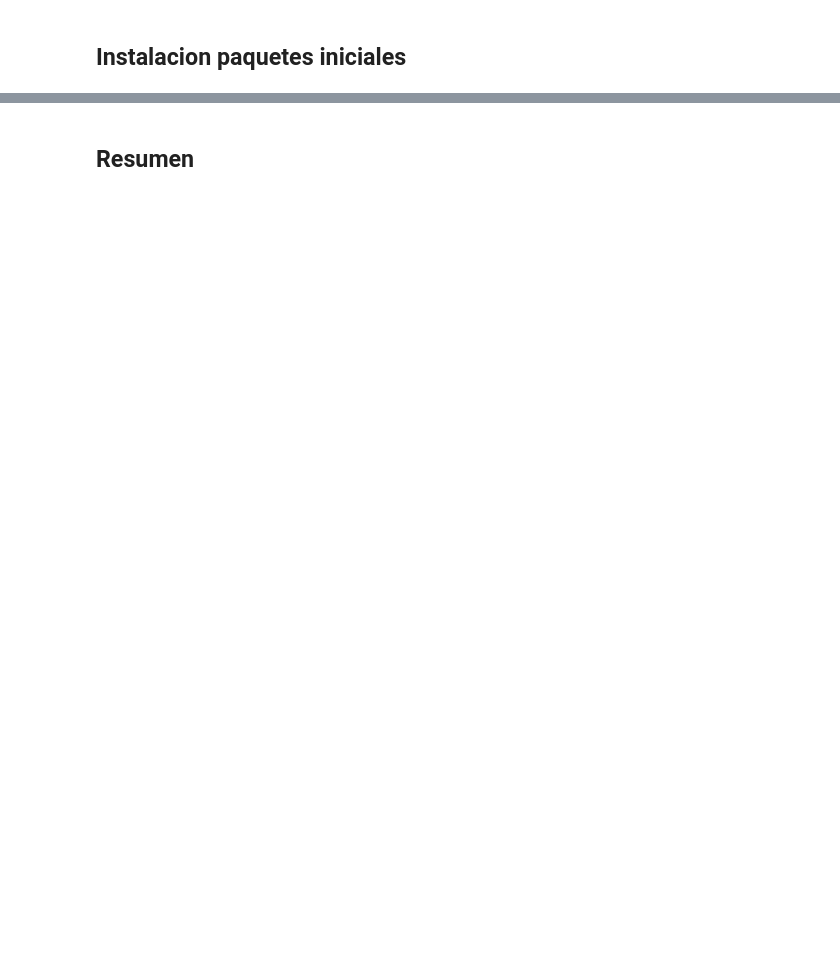
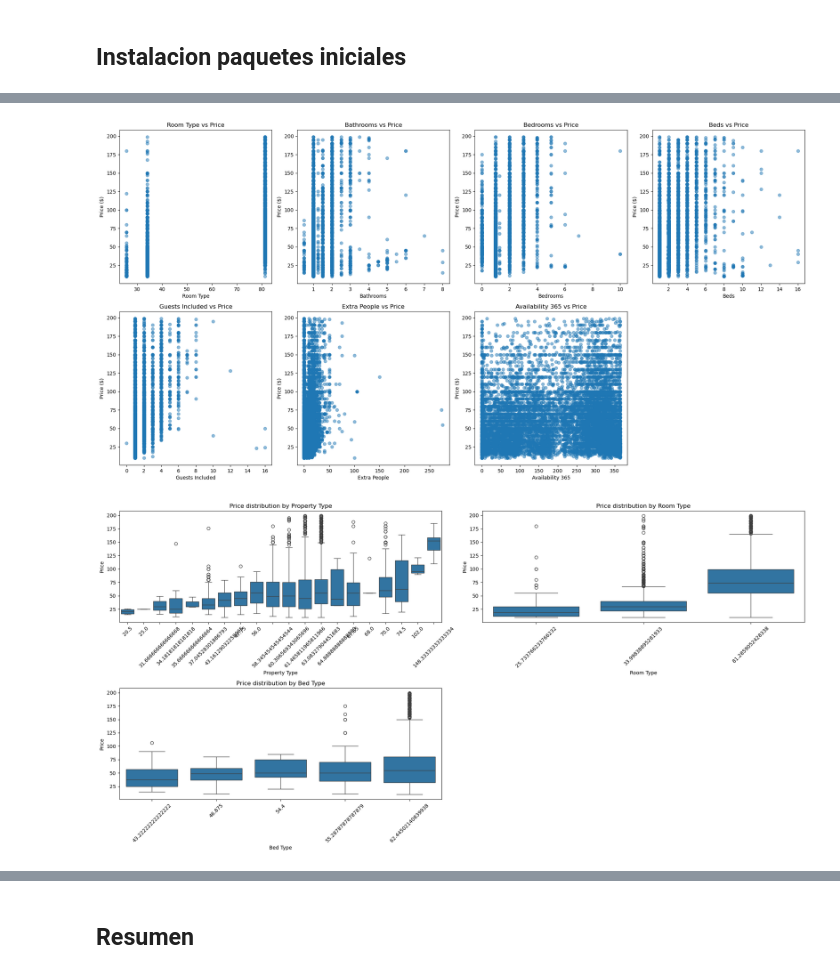
Before and after one commit to MiguelPeFr/IA-FullStack, a Jupyter notebook: MachineLearning/practica/practica.ipynb, the cells around one changed output, grey strips where cells are left out. Saved outputs shown, nothing was run; the diff lists cells and outputs as text; code cells hidden in the pictures; blank space fills up the shorter version.

```diff
--- a/MachineLearning/practica/practica.ipynb
+++ b/MachineLearning/practica/practica.ipynb
@@ -533,0 +190,39 @@ best parameters: {'learning_rate': 0.1, 'n_estimators': 500}
+# %%
+import seaborn as sns
+# Mostrar scatter plot de las variables
+columnas_a_graficar = [
+    "Room Type", "Bathrooms", "Bedrooms", "Beds", "Guests Included",
+    "Extra People", "Availability 365"
+]
+
+plt.figure(figsize=(20, 20))
+
+# Crear scatter plots
+for i, column in enumerate(columnas_a_graficar):
+    plt.subplot(4, 4, i + 1)
+    plt.scatter(df[column], df["Price"], alpha=0.5)  # Usar plt.scatter directamente
+    plt.xlabel(column)
+    plt.ylabel('Price ($)')
+    plt.title(f'{column} vs Price')
+
+plt.tight_layout()
+plt.show()
+
+# Mostrar boxplot de las variables categóricas
+columnas_a_graficar_box = [
+    "Property Type", "Room Type", "Bed Type"
+]
+
+plt.figure(figsize=(20, 10))
+
+for i, column in enumerate(columnas_a_graficar_box):
+    plt.subplot(2, 2, i + 1)
+    sns.boxplot(x=column, y='Price', data=df)  # Usar seaborn para mejores boxplots
+    plt.xticks(rotation=45)
+    plt.title(f'Price distribution by {column}')
+
+plt.tight_layout()
+plt.show()
+# %% [output]
+[figure, added]
+[figure, added]
```
Also changed, not shown: parts of 90 cells of this notebook, 3 other files.
